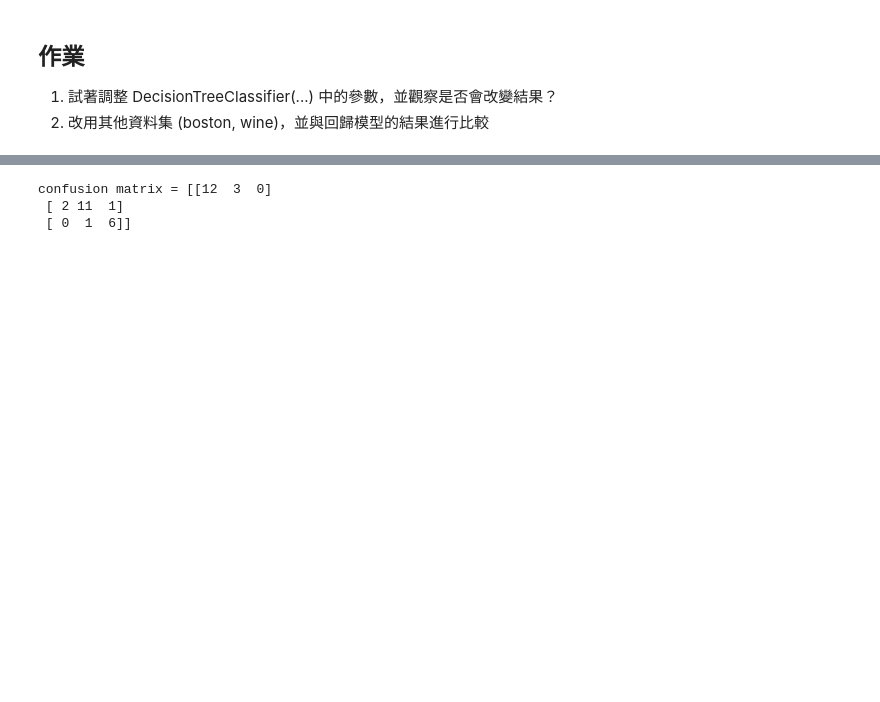
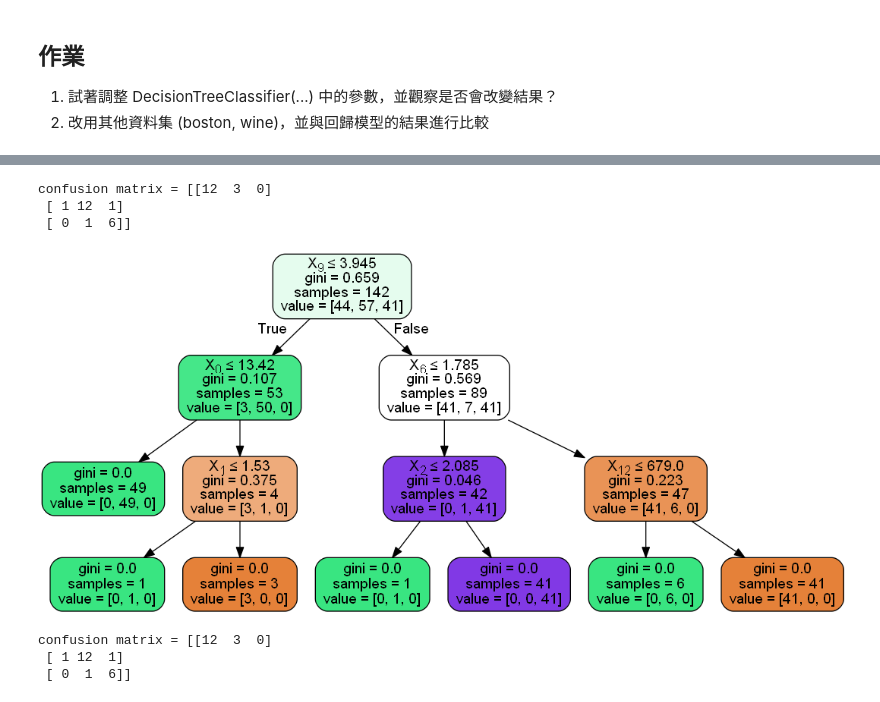
Before and after one commit to benjamin791023/2nd-ML100Days, a Jupyter notebook: ML100/Day_042_HW.ipynb, the cells around one changed output, grey strips where cells are left out. Cells and saved outputs as stored; diff of their text form; code cells hidden in the pictures; blank space fills up the shorter version.

```diff
--- a/ML100/Day_042_HW.ipynb
+++ b/ML100/Day_042_HW.ipynb
@@ -21,10 +42,27 @@ x_train, x_test, y_train, y_test = train_test_split(wined, wine.target, test_siz
+# %%
+model = DecisionTreeClassifier(max_depth=50, min_samples_split=2, min_samples_leaf=1)
+model.fit(x_train, y_train)
+y_pred = model.predict(x_test)
+confu = confusion_matrix(y_test, y_pred)
+print('confusion matrix = {}'.format(confu))
+dot_data = StringIO()
+export_graphviz(model, out_file=dot_data,
+                filled=True, rounded=True,
+                special_characters=True)
+graph = pydotplus.graph_from_dot_data(dot_data.getvalue())
+Image(graph.create_png())
+# %% [output]
+confusion matrix = [[12  3  0]
+ [ 1 12  1]
+ [ 0  1  6]]
+[figure, added]
 # %%
-model = DecisionTreeClassifier(max_depth=3, min_samples_split=4, min_samples_leaf=4)
+model = DecisionTreeClassifier(max_depth=1000)
 model.fit(x_train, y_train)
 y_pred = model.predict(x_test)
 confu = confusion_matrix(y_test, y_pred)
 print('confusion matrix = {}'.format(confu))
 # %% [output]
 confusion matrix = [[12  3  0]
- [ 2 11  1]
+ [ 1 12  1]
  [ 0  1  6]]
```
Also changed, not shown: parts of 7 cells of this notebook, 2 other files.
